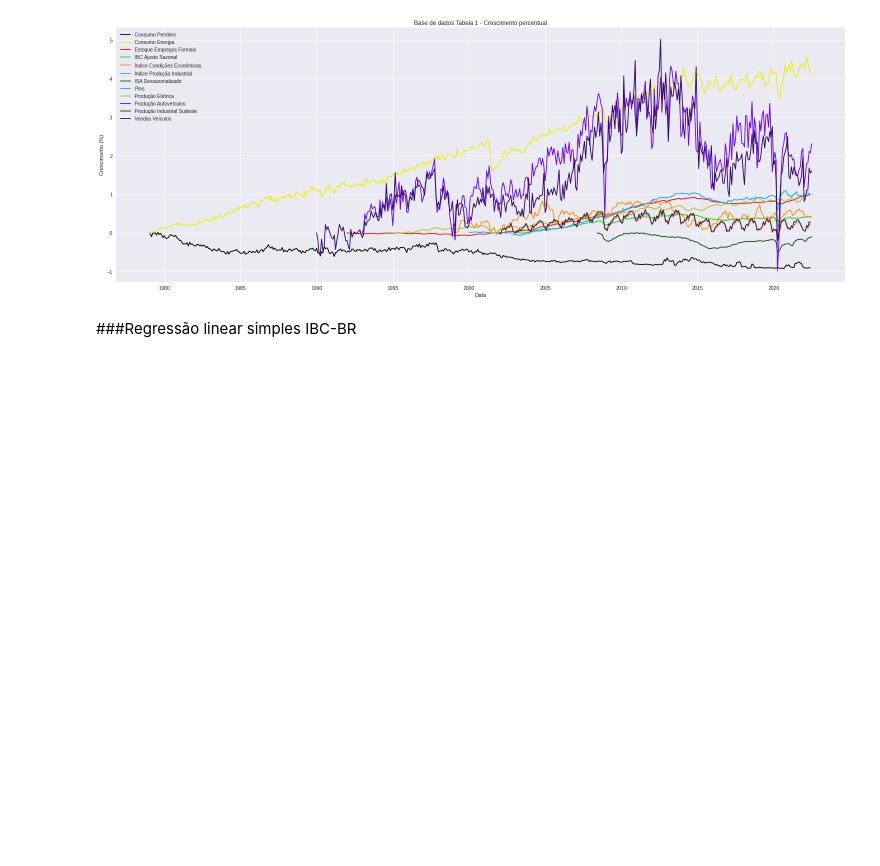
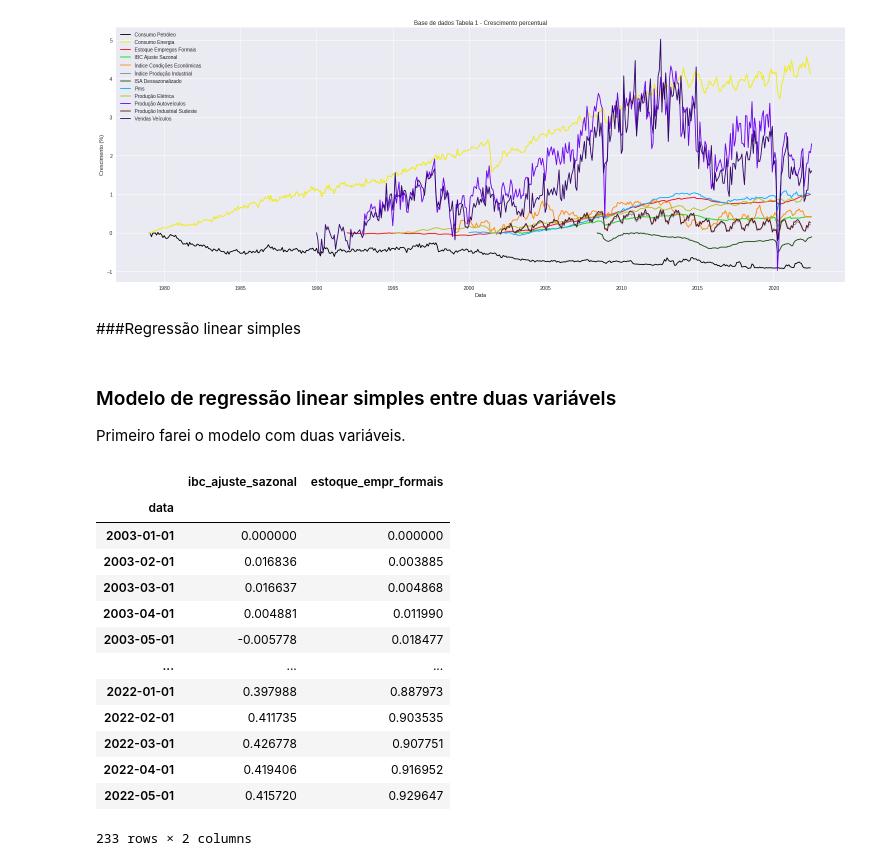
Before and after one commit to bruno-ritter/Regression-model-for-Brazilian-Economic-Index-IBC_BR-, a Jupyter notebook: Modelo_Regressão_Linear_para_o_IBC_BR.ipynb, the cells around one changed output. Cells and saved outputs as stored; diff of their text form; code cells hidden in the pictures; blank space fills up the shorter version.

```diff
--- a/Modelo_Regressão_Linear_para_o_IBC_BR.ipynb
+++ b/Modelo_Regressão_Linear_para_o_IBC_BR.ipynb
@@ -129,4 +131,7 @@ plt.show()
 # %% [output]
 [figure]
 # %% [markdown]
-###Regressão linear simples IBC-BR
+###Regressão linear simples
+# %% [markdown]
+### Modelo de regressão linear simples entre duas variávels
+Primeiro farei o modelo com duas variáveis.
@@ -132,0 +194,23 @@ plt.show()
+# %%
+# Regressão simples entre o a variação percentual do índice IBC e o estoque de empregos formais
+df = pd.DataFrame().append([ibc_ajuste_sazonal['ibc_ajuste_sazonal'], estoque_empr_formais['estoque_empr_formais']], ignore_index=False).transpose()
+# Selecionando o período a ser analisado
+df = df['2003-01-01':'2022-05-01']
+# Normalizando dos dados com a variação percentual iniciando em 2003-01-01
+df = (df / df.iloc[0]) - 1
+df
+# %% [output]
+|  | ibc_ajuste_sazonal | estoque_empr_formais |
+| data |  |  |
+| 2003-01-01 | 0.000000 | 0.000000 |
+| 2003-02-01 | 0.016836 | 0.003885 |
+| 2003-03-01 | 0.016637 | 0.004868 |
+| 2003-04-01 | 0.004881 | 0.011990 |
+| 2003-05-01 | -0.005778 | 0.018477 |
+| ... | ... | ... |
+| 2022-01-01 | 0.397988 | 0.887973 |
+| 2022-02-01 | 0.411735 | 0.903535 |
+| 2022-03-01 | 0.426778 | 0.907751 |
+| 2022-04-01 | 0.419406 | 0.916952 |
+| 2022-05-01 | 0.415720 | 0.929647 |
+233 rows × 2 columns
```
Also changed, not shown: parts of 12 cells of this notebook.
